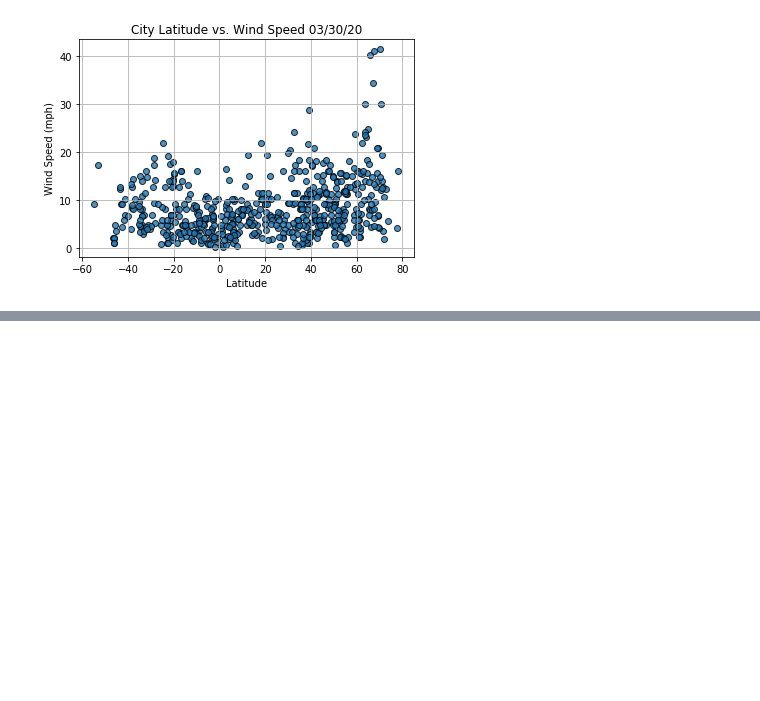
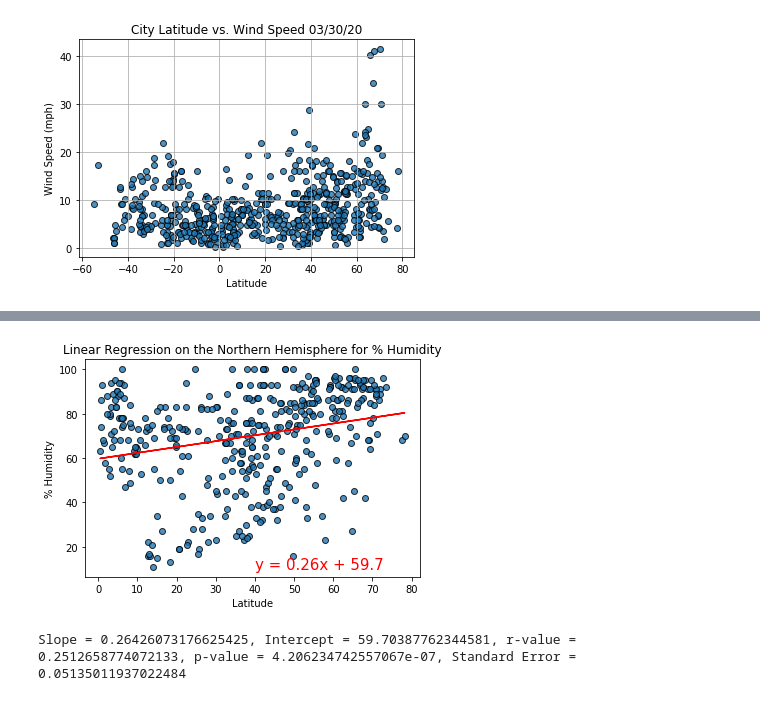
Before and after one commit to blocrunx/World_Weather_Analysis, a Jupyter notebook: WeatherPy.ipynb, the cells around one changed output, grey strips where cells are left out. Drawn from its saved outputs; the diff is of its cells as text; code cells hidden in the pictures; blank space fills up the shorter version.

Commit message:
linear regression humidity and cloudiness

```diff
--- a/WeatherPy.ipynb
+++ b/WeatherPy.ipynb
@@ -279 +280,11 @@ plot_linear_regression(x_values, y_values,'Linear Regression on the Southern Hem
 Slope = 0.49564884468052384, Intercept = 83.73856830108473, r-value = 0.6384233954565928, p-value = 3.826489926205112e-23, Standard Error = 0.04358124285581318
+# %%
+# Linear regression on the Northern Hemisphere
+x_values = northern_hemi_df["Lat"]
+y_values = northern_hemi_df["Humidity"]
+# Call the function.
+plot_linear_regression(x_values, y_values,
+                       'Linear Regression on the Northern Hemisphere for % Humidity', '% Humidity',(40,10))
+# %% [output]
+[figure, added]
+Slope = 0.26426073176625425, Intercept = 59.70387762344581, r-value = 0.2512658774072133, p-value = 4.206234742557067e-07, Standard Error = 0.05135011937022484
```
Also changed, not shown: parts of 7 cells of this notebook.
